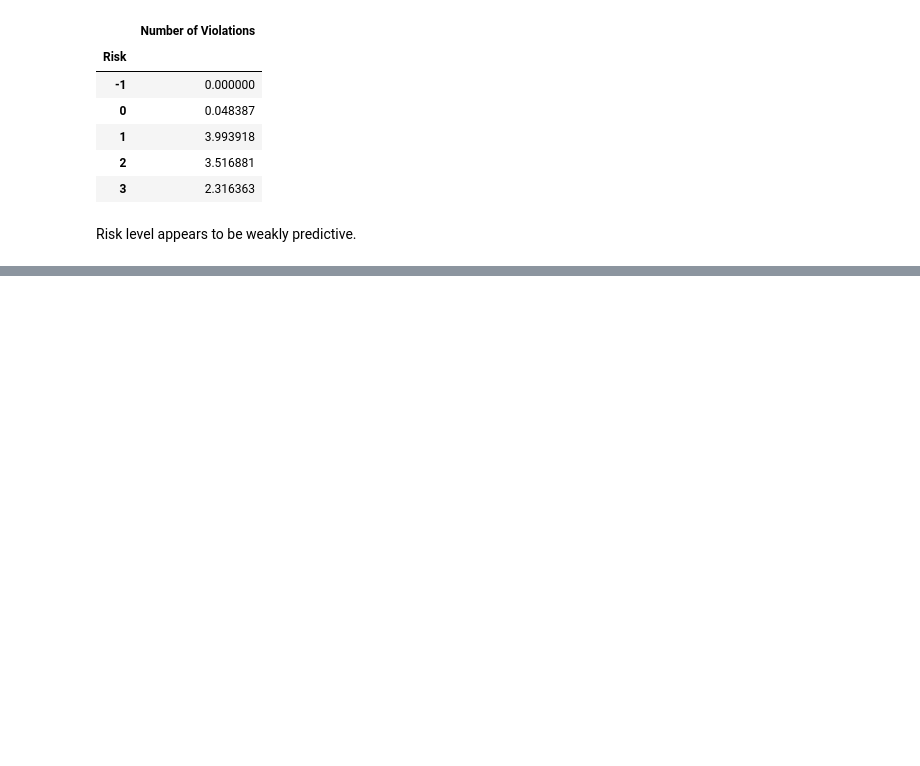
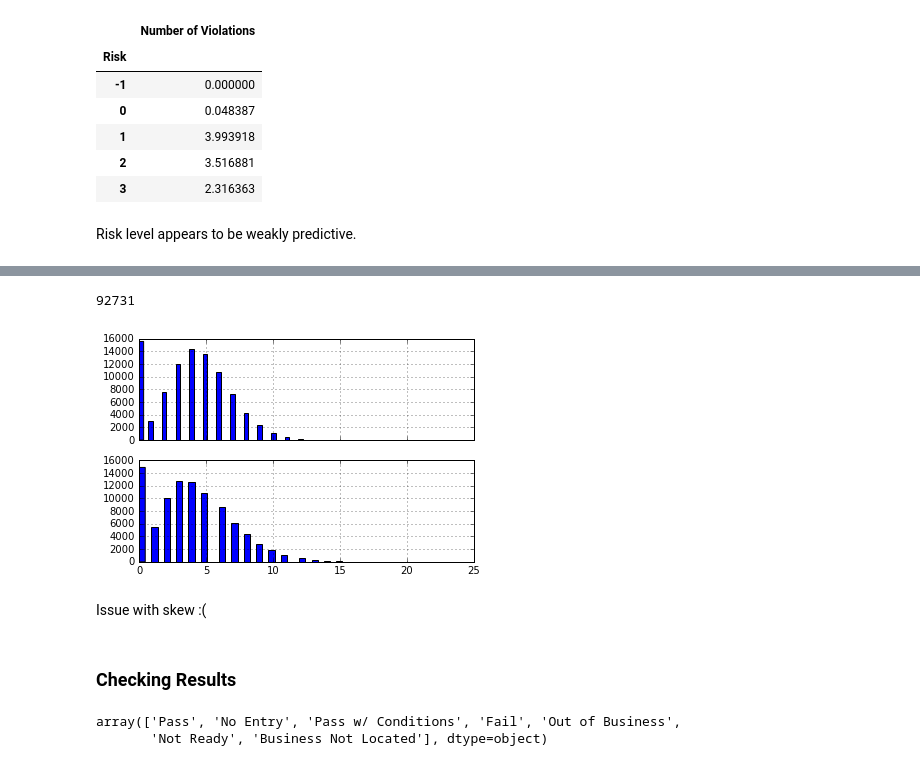
Before and after one commit to thewassermann/inspection_project, a Jupyter notebook: Exploratory Book Gil.ipynb, the cells around one changed output, grey strips where cells are left out. Cells and saved outputs as stored; diff of their text form; code cells hidden in the pictures; blank space fills up the shorter version.

```diff
--- a/Exploratory Book Gil.ipynb
+++ b/Exploratory Book Gil.ipynb
@@ -207,0 +231,40 @@ Risk level appears to be weakly predictive.
+# %%
+high_risk = risk_viol_df.groupby('Risk').get_group(1)
+
+from __future__ import division
+
+# bernoulli part:
+p = len(high_risk[high_risk['Number of Violations'] == 0]) / len(high_risk)
+q = 1 - p
+# %%
+len(high_risk)
+# %% [output]
+92731
+# %%
+# now fit a poisson
+non_zero_high_risk = high_risk[high_risk['Number of Violations'] != 0]
+lambda_hat = non_zero_high_risk['Number of Violations'].mean()
+# %%
+# randomly generated distribution
+vals = np.empty(92731,)
+
+for i in np.arange(len(vals)):
+    if np.random.binomial(1, q, size=1)[0] == 1:
+        vals[i] = np.random.poisson(lambda_hat, size=1)
+    else:
+        vals[i] = 0
+# %%
+fig, (ax1, ax2) = plt.subplots(2, 1, sharex=True, sharey=True)
+pd.Series(vals).hist(bins=50, ax=ax1)
+high_risk['Number of Violations'].hist(bins=50, ax=ax2);
+# %% [output]
+[figure, added]
+# %% [markdown]
+Issue with skew :(
+# %% [markdown]
+### Checking Results
+# %%
+data_FI['Results'].unique()
+# %% [output]
+array(['Pass', 'No Entry', 'Pass w/ Conditions', 'Fail', 'Out of Business',
+       'Not Ready', 'Business Not Located'], dtype=object)
```
Also changed, not shown: parts of 3 cells of this notebook.
